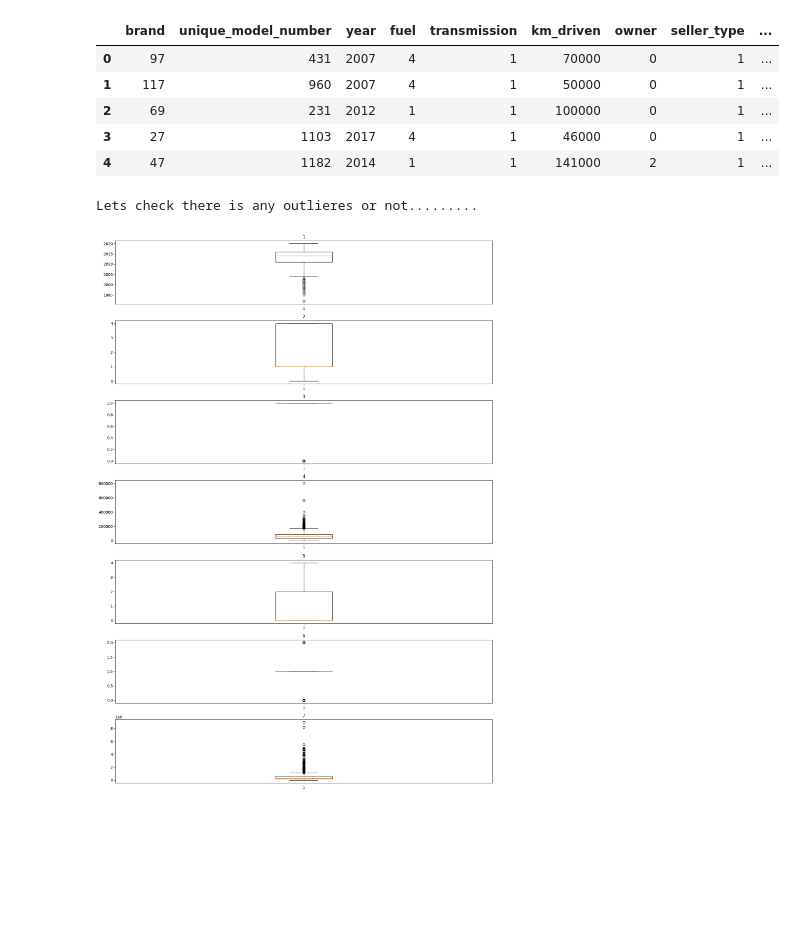
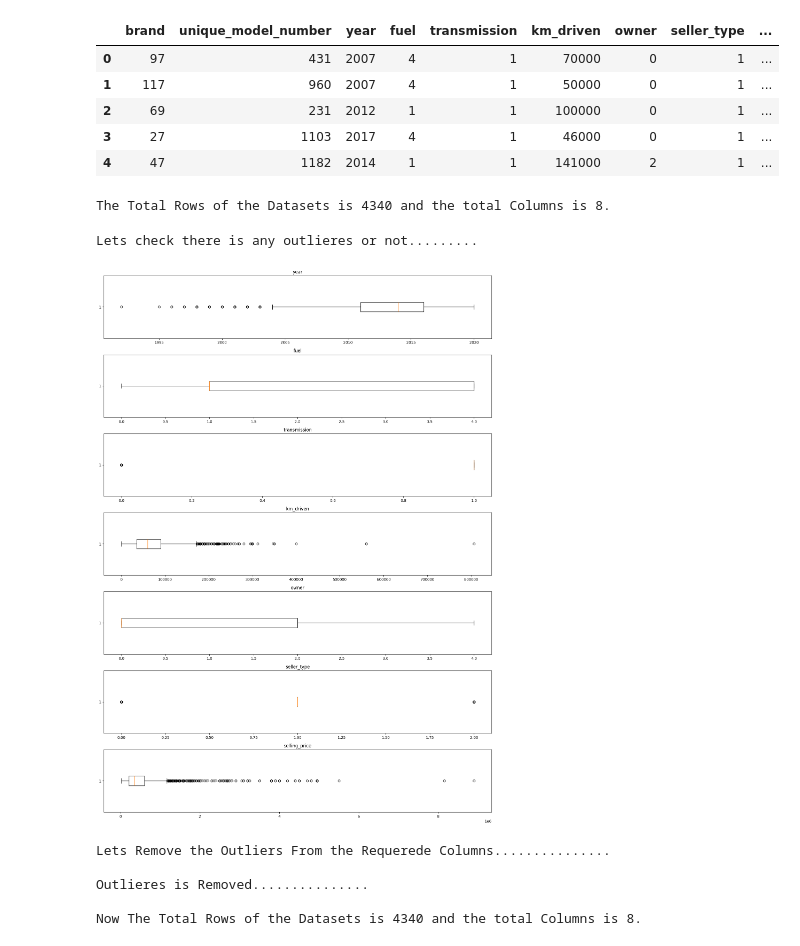
Before and after one commit to derravi/AI-Powered_Car_Price_Estimation_and_Market_Segmentation, a Jupyter notebook: AI-Powered Car Price Estimation and Market Segmentation.ipynb, the cells around one changed output. Cells and saved outputs as stored; diff of their text form; code cells hidden in the pictures; blank space fills up the shorter version.

```diff
--- a/AI-Powered Car Price Estimation and Market Segmentation.ipynb
+++ b/AI-Powered Car Price Estimation and Market Segmentation.ipynb
@@ -194,19 +199,46 @@ Lets see the encoded data............
 | 2 | 69 | 231 | 2012 | 1 | 1 | 100000 | 0 | 1 | ... |
 | 3 | 27 | 1103 | 2017 | 4 | 1 | 46000 | 0 | 1 | ... |
 | 4 | 47 | 1182 | 2014 | 1 | 1 | 141000 | 2 | 1 | ... |
+# %%
+print(shape_object)
+# %% [output]
+The Total Rows of the Datasets is 4340 and the total Columns is 8.
 # %%
 #Lets check there is any outlieres or not.
 
 print("Lets check there is any outlieres or not.........\n")
 
 plt.figure(figsize=(15,3*len(temp2)))
 
 for i in range(1,len(temp2)+1):
     plt.subplot(len(temp2),1,i)
-    plt.boxplot(x=temp2[i-1],data=df)
-    plt.title(f"{i}")
+    plt.boxplot(temp2[i-1],data=df,vert=False)
+    plt.title(f"{temp2[i-1]}")
 plt.tight_layout()
 plt.show()
 # %% [output]
 Lets check there is any outlieres or not.........
-[figure, old version]
+[figure, new version]
+# %%
+#Lets Remove the Outliers From the Requerede Columns
+print("Lets Remove the Outliers From the Requerede Columns...............\n")
+temp3 = ['km_driven','selling_price']
+
+for i in temp3:
+    q1 = df[i].quantile(0.25)
+    q3 = df[i].quantile(0.75)
+
+    iqr = q3-q1
+
+    min_range = q1 - (1.5*iqr)
+    max_range = q3 + (1.5*iqr)
+
+    df = df[(df[i] >= min_range) & (df[i] <= max_range)]
+print("Outlieres is Removed...............\n")
+print("Now",shape_object)
+# %% [output]
+Lets Remove the Outliers From the Requerede Columns...............
+
+Outlieres is Removed...............
+
+Now The Total Rows of the Datasets is 4340 and the total Columns is 8.
```
Also changed, not shown: parts of 8 cells of this notebook.
